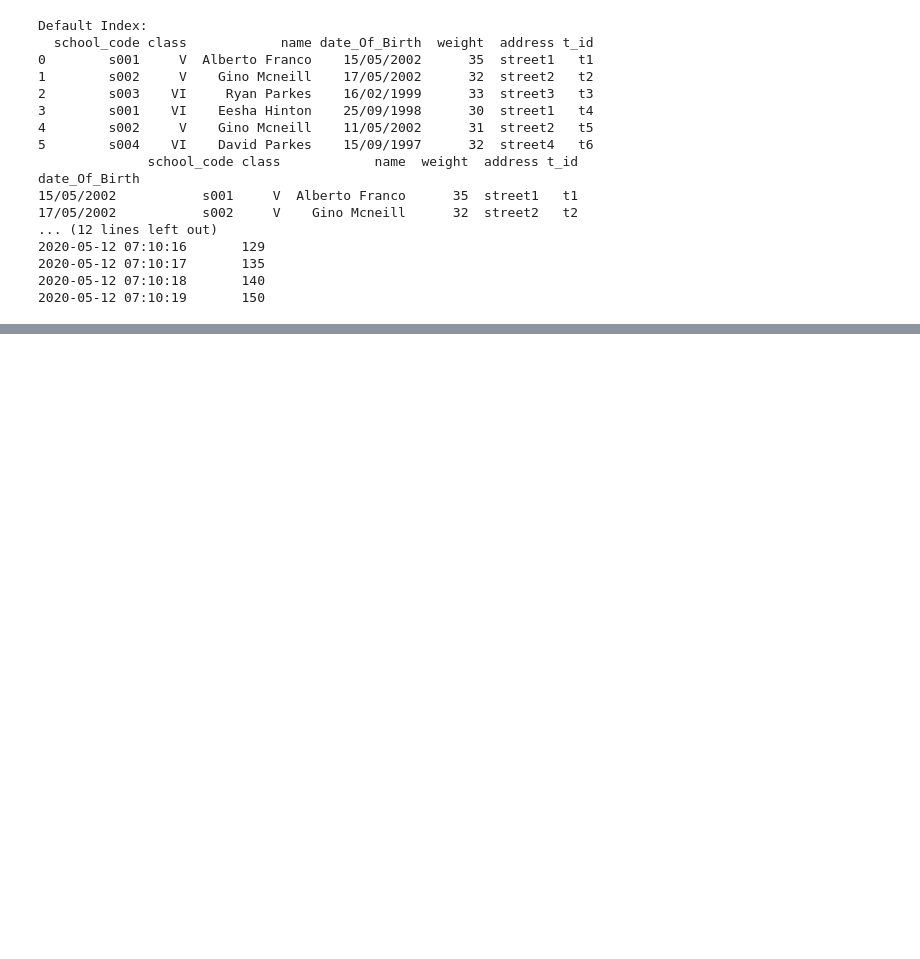
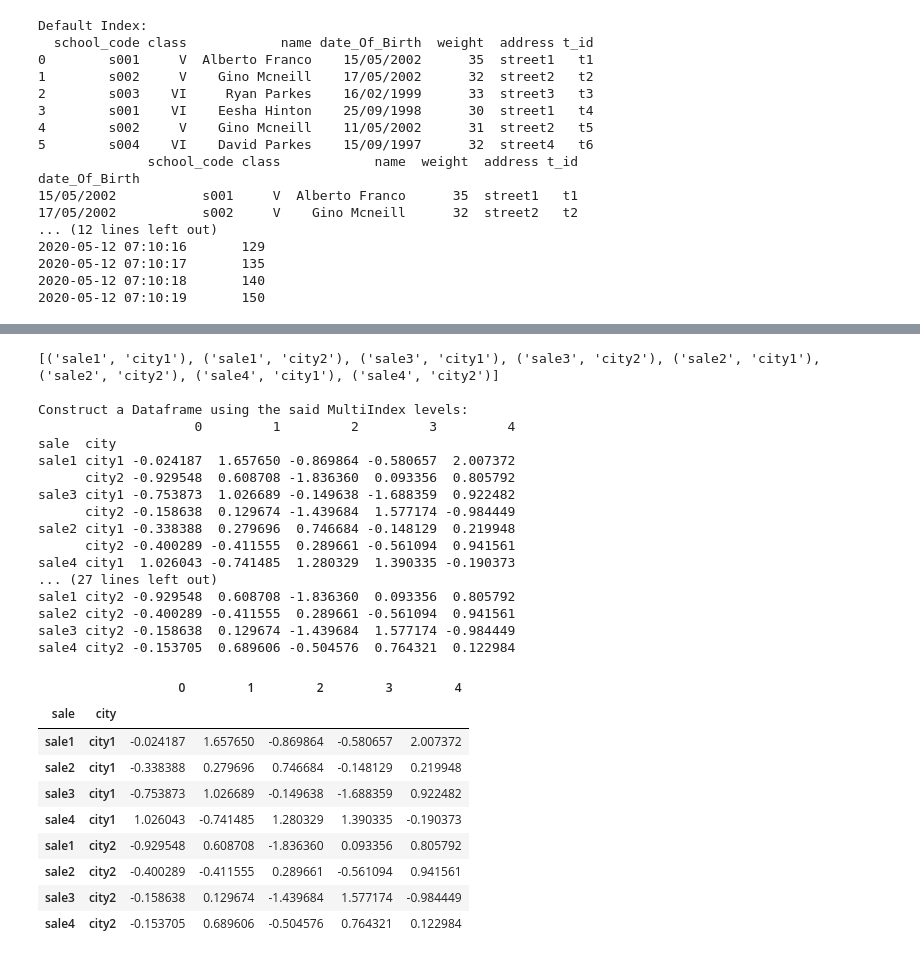
Before and after one commit to 2000pawan/Data_Science., a Jupyter notebook: Pandas/Exercise/Index.ipynb, the cells around one changed output, grey strips where cells are left out. Cells and saved outputs as stored; diff of their text form; code cells hidden in the pictures; blank space fills up the shorter version.

```diff
--- a/Pandas/Exercise/Index.ipynb
+++ b/Pandas/Exercise/Index.ipynb
@@ -174,0 +427,47 @@ date_Of_Birth
+# %%
+import pandas as pd
+import numpy as np
+sales_arrays = [['sale1', 'sale1', 'sale3', 'sale3', 'sale2', 'sale2', 'sale4', 'sale4'],
+          ['city1', 'city2', 'city1', 'city2', 'city1', 'city2', 'city1', 'city2']]
+sales_tuples = list(zip(*sales_arrays))
+sales_index = pd.MultiIndex.from_tuples(sales_tuples, names=['sale', 'city'])
+print(sales_tuples)
+print("\nConstruct a Dataframe using the said MultiIndex levels: ")
+df = pd.DataFrame(np.random.randn(8, 5), index=sales_index)
+print(df)
+df1=df.sort_index()
+print(df1)
+df2=df.sort_index(level=0)
+print(df2)
+df2=df.sort_index(level=1)
+print(df2)
+df3=df.sort_index(level='city')
+df3
+# %% [output]
+[('sale1', 'city1'), ('sale1', 'city2'), ('sale3', 'city1'), ('sale3', 'city2'), ('sale2', 'city1'), ('sale2', 'city2'), ('sale4', 'city1'), ('sale4', 'city2')]
+
+Construct a Dataframe using the said MultiIndex levels:
+                    0         1         2         3         4
+sale  city
+sale1 city1 -0.024187  1.657650 -0.869864 -0.580657  2.007372
+      city2 -0.929548  0.608708 -1.836360  0.093356  0.805792
+sale3 city1 -0.753873  1.026689 -0.149638 -1.688359  0.922482
+      city2 -0.158638  0.129674 -1.439684  1.577174 -0.984449
+sale2 city1 -0.338388  0.279696  0.746684 -0.148129  0.219948
+      city2 -0.400289 -0.411555  0.289661 -0.561094  0.941561
+sale4 city1  1.026043 -0.741485  1.280329  1.390335 -0.190373
+... (27 lines left out)
+sale1 city2 -0.929548  0.608708 -1.836360  0.093356  0.805792
+sale2 city2 -0.400289 -0.411555  0.289661 -0.561094  0.941561
+sale3 city2 -0.158638  0.129674 -1.439684  1.577174 -0.984449
+sale4 city2 -0.153705  0.689606 -0.504576  0.764321  0.122984
+|  |  | 0 | 1 | 2 | 3 | 4 |
+| sale | city |  |  |  |  |  |
+| sale1 | city1 | -0.024187 | 1.657650 | -0.869864 | -0.580657 | 2.007372 |
+| sale2 | city1 | -0.338388 | 0.279696 | 0.746684 | -0.148129 | 0.219948 |
+| sale3 | city1 | -0.753873 | 1.026689 | -0.149638 | -1.688359 | 0.922482 |
+| sale4 | city1 | 1.026043 | -0.741485 | 1.280329 | 1.390335 | -0.190373 |
+| sale1 | city2 | -0.929548 | 0.608708 | -1.836360 | 0.093356 | 0.805792 |
+| sale2 | city2 | -0.400289 | -0.411555 | 0.289661 | -0.561094 | 0.941561 |
+| sale3 | city2 | -0.158638 | 0.129674 | -1.439684 | 1.577174 | -0.984449 |
+| sale4 | city2 | -0.153705 | 0.689606 | -0.504576 | 0.764321 | 0.122984 |
```
Also changed, not shown: parts of 19 cells of this notebook, 40 other files.
